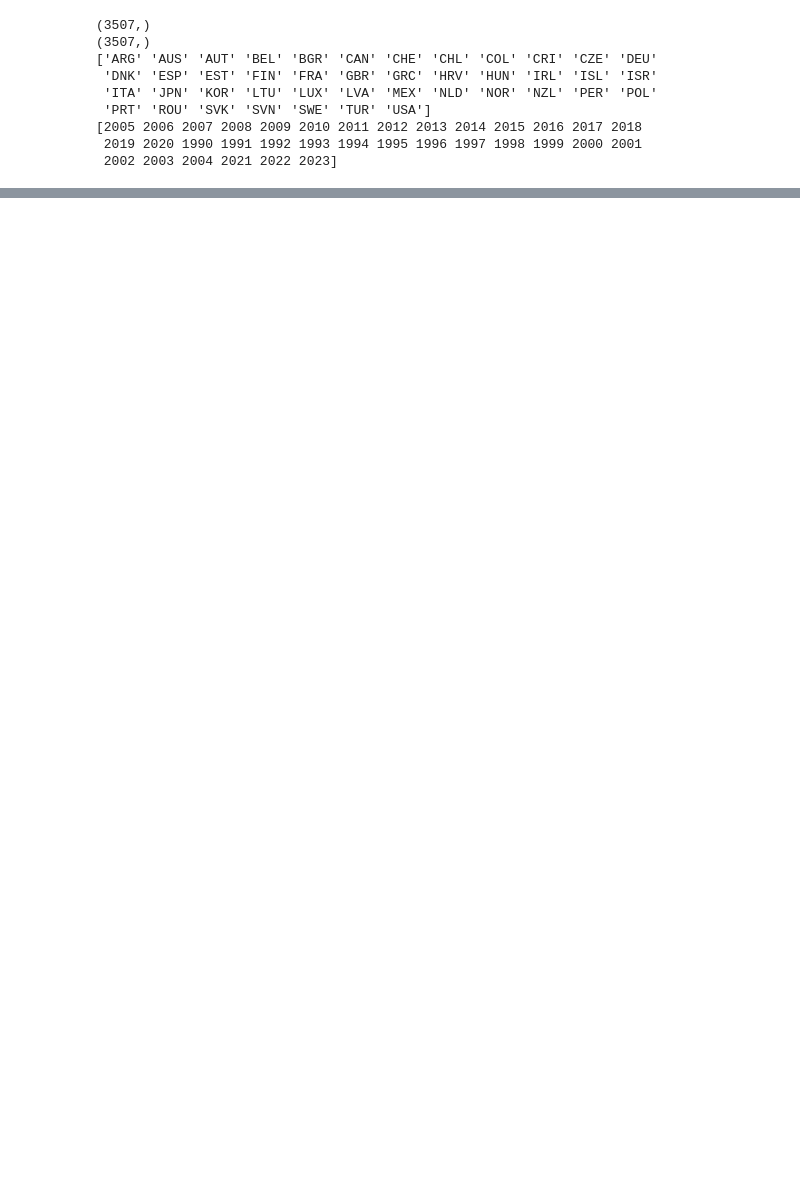
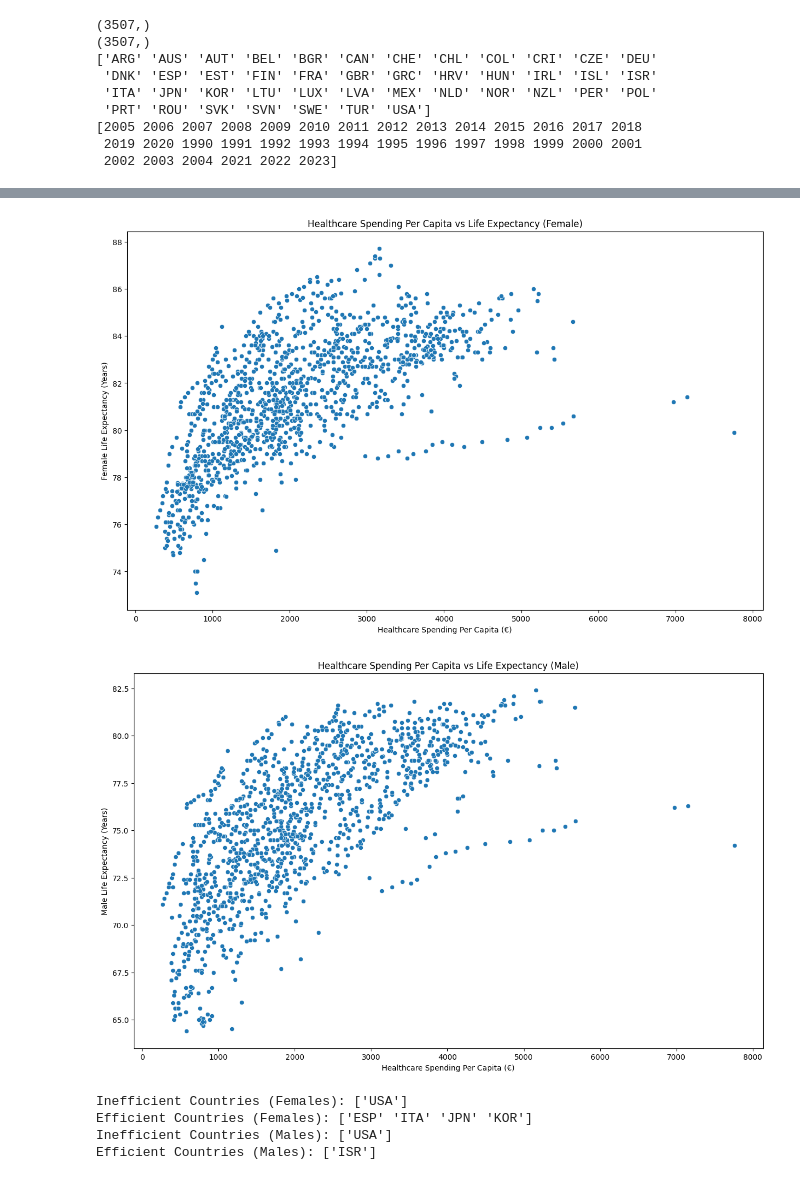
Before and after one commit to BastiSeid/healthcare-efficiency-analysis, a Jupyter notebook: notebooks/01_data_collection.ipynb, the cells around one changed output, grey strips where cells are left out. Drawn from its saved outputs; the diff is of its cells as text; code cells hidden in the pictures; blank space fills up the shorter version.

Commit message:
Scatterplots with labeled outliers

```diff
--- a/notebooks/01_data_collection.ipynb
+++ b/notebooks/01_data_collection.ipynb
@@ -333,0 +318,20 @@ dtype: int64
+# %%
+ml_df.isnull().sum()
+
+# checking for duplicate rows
+print(ml_df.duplicated(['Country', 'Year']).sum())
+
+# removing duplicate rows
+ml_df = ml_df.drop_duplicates(subset=['Country', 'Year'])
+
+
+print(ml_df.shape)
+print(ml_df.isnull().sum())
+
+# See how many years each country has
+years_per_country = ml_df.groupby('Country')['Year'].nunique()
+print(years_per_country.describe())
+
+# See which years have the most countries
+countries_per_year = ml_df.groupby('Year')['Country'].nunique()
+print(countries_per_year.describe())
@@ -333,0 +356,40 @@ dtype: int64
+# %%
+# First Exploratory Data Analysis
+plt.figure(figsize=(15, 9))
+sns.scatterplot(data=ml_df, x='Healthcare_Spending_Per_Capita', y="Life_Expectancy_Female")
+plt.title('Healthcare Spending Per Capita vs Life Expectancy (Female)')
+plt.xlabel('Healthcare Spending Per Capita (€)')
+plt.ylabel('Female Life Expectancy (Years)')
+plt.show()
+
+
+plt.figure(figsize=(15, 9))
+sns.scatterplot(data=ml_df, x='Healthcare_Spending_Per_Capita', y="Life_Expectancy_Male")
+plt.title('Healthcare Spending Per Capita vs Life Expectancy (Male)')
+plt.xlabel('Healthcare Spending Per Capita (€)')
+plt.ylabel('Male Life Expectancy (Years)')
+plt.show()
+# %% [output]
+[figure, added]
+[figure, added]
+# %%
+# filtering for efficient/inefficient countries based on life expectancy and healthcare spending
+
+# Inefficient outliers
+inefficient_female = (ml_df['Healthcare_Spending_Per_Capita'] > 5000) & (ml_df['Life_Expectancy_Female'] < 82)
+inefficient_male = (ml_df['Healthcare_Spending_Per_Capita'] > 5000) & (ml_df['Life_Expectancy_Male'] < 77.5)
+
+# Efficient outliers
+efficient_female = (ml_df['Healthcare_Spending_Per_Capita'] < 3000) & (ml_df['Life_Expectancy_Female'] > 85)
+efficient_male = (ml_df['Healthcare_Spending_Per_Capita'] < 2000) & (ml_df['Life_Expectancy_Male'] > 80)
+
+print("Inefficient Countries (Females):", ml_df[inefficient_female]['Country'].unique())
+print("Efficient Countries (Females):", ml_df[efficient_female]['Country'].unique())
+
+print("Inefficient Countries (Males):", ml_df[inefficient_male]['Country'].unique())
+print("Efficient Countries (Males):", ml_df[efficient_male]['Country'].unique())
+# %% [output]
+Inefficient Countries (Females): ['USA']
+Efficient Countries (Females): ['ESP' 'ITA' 'JPN' 'KOR']
+Inefficient Countries (Males): ['USA']
+Efficient Countries (Males): ['ISR']
```
Also changed, not shown: parts of 4 cells of this notebook.
